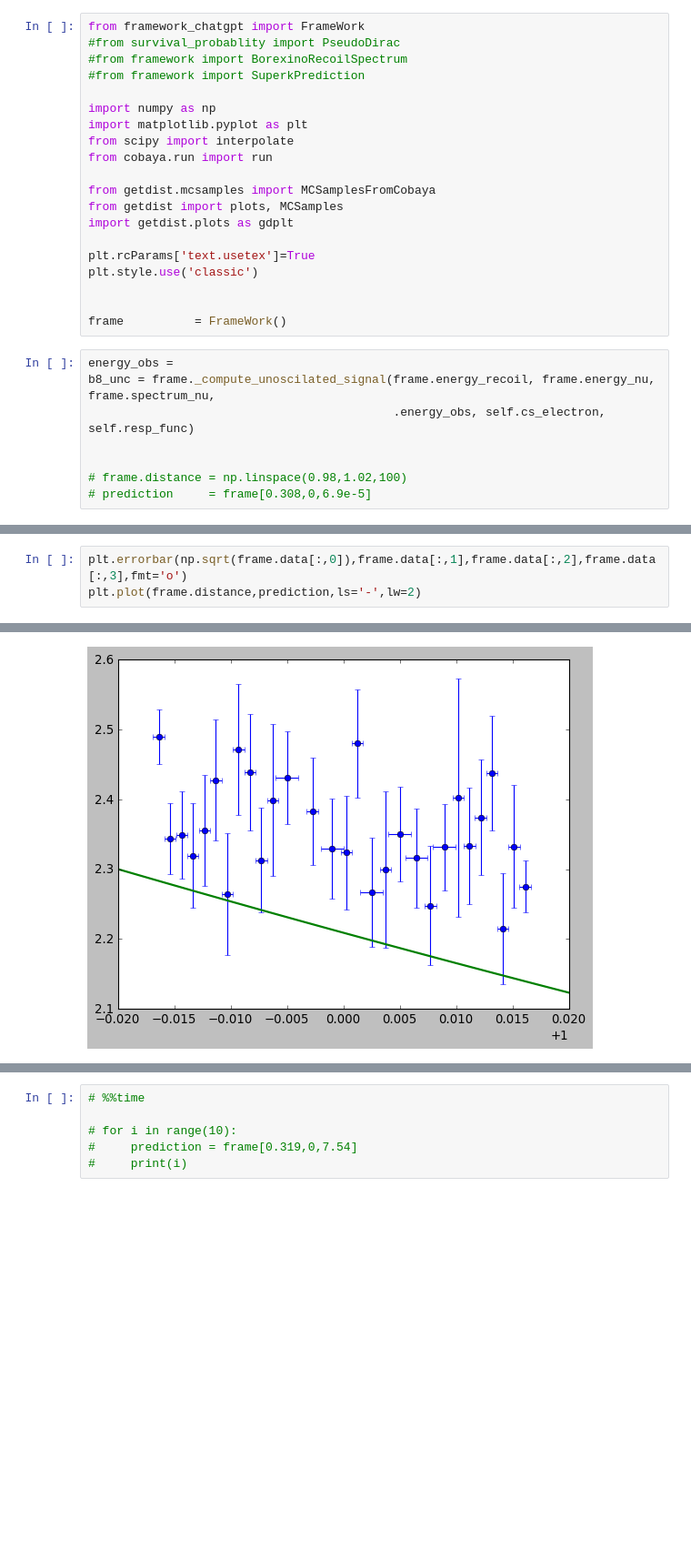
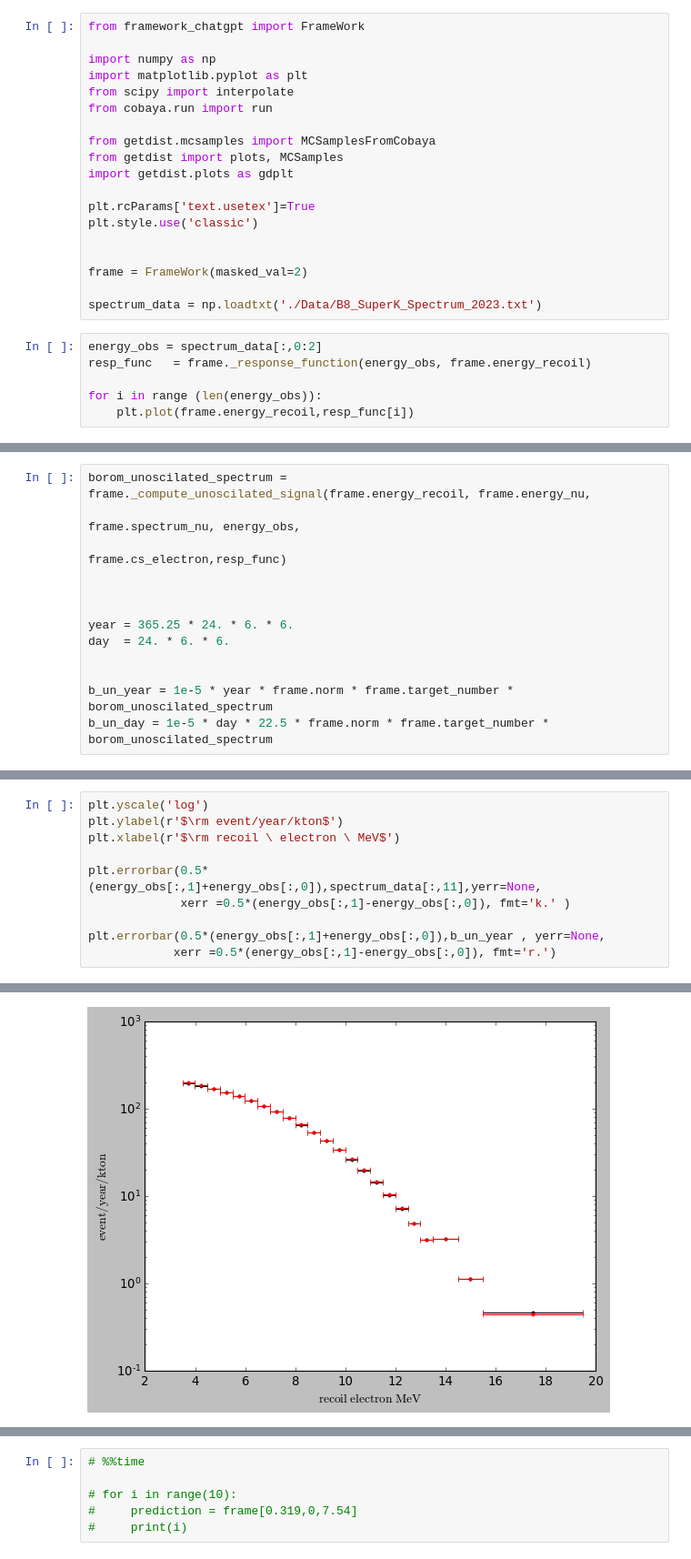
Before and after one commit to SaeedAnsarifard/NeuMod, a Jupyter notebook: Tutorial-Spectrum.ipynb, the cells around one changed output, grey strips where cells are left out. Shown: that part at 91% size. Cells and saved outputs as stored; diff of their text form; blank space fills up the shorter version.

```diff
--- a/Tutorial-Spectrum.ipynb
+++ b/Tutorial-Spectrum.ipynb
@@ -1,8 +1,5 @@
 # %%
 from framework_chatgpt import FrameWork
-#from survival_probablity import PseudoDirac
-#from framework import BorexinoRecoilSpectrum
-#from framework import SuperkPrediction
 
 import numpy as np
 import matplotlib.pyplot as plt
@@ -17,12 +14,12 @@ plt.rcParams['text.usetex']=True
 plt.style.use('classic')
 
 
-frame          = FrameWork()
+frame = FrameWork(masked_val=2)
+
+spectrum_data = np.loadtxt('./Data/B8_SuperK_Spectrum_2023.txt')
 # %%
-energy_obs =
-b8_unc = frame._compute_unoscilated_signal(frame.energy_recoil, frame.energy_nu, frame.spectrum_nu,
-                                           .energy_obs, self.cs_electron, self.resp_func)
+energy_obs = spectrum_data[:,0:2]
+resp_func   = frame._response_function(energy_obs, frame.energy_recoil)
 
-
-# frame.distance = np.linspace(0.98,1.02,100)
-# prediction     = frame[0.308,0,6.9e-5]
+for i in range (len(energy_obs)):
+    plt.plot(frame.energy_recoil,resp_func[i])
@@ -28,0 +28,13 @@ b8_unc = frame._compute_unoscilated_signal(frame.energy_recoil, frame.energy_nu,
+# %%
+borom_unoscilated_spectrum = frame._compute_unoscilated_signal(frame.energy_recoil, frame.energy_nu,
+                                                               frame.spectrum_nu, energy_obs,
+                                                               frame.cs_electron,resp_func)
+
+
+
+year = 365.25 * 24. * 6. * 6.
+day  = 24. * 6. * 6.
+
+
+b_un_year = 1e-5 * year * frame.norm * frame.target_number * borom_unoscilated_spectrum
+b_un_day = 1e-5 * day * 22.5 * frame.norm * frame.target_number * borom_unoscilated_spectrum
@@ -29,4 +55,11 @@ b8_unc = frame._compute_unoscilated_signal(frame.energy_recoil, frame.energy_nu,
 # %%
-plt.errorbar(np.sqrt(frame.data[:,0]),frame.data[:,1],frame.data[:,2],frame.data[:,3],fmt='o')
-plt.plot(frame.distance,prediction,ls='-',lw=2)
+plt.yscale('log')
+plt.ylabel(r'$\rm event/year/kton$')
+plt.xlabel(r'$\rm recoil \ electron \ MeV$')
+
+plt.errorbar(0.5*(energy_obs[:,1]+energy_obs[:,0]),spectrum_data[:,11],yerr=None,
+             xerr =0.5*(energy_obs[:,1]-energy_obs[:,0]), fmt='k.' )
+
+plt.errorbar(0.5*(energy_obs[:,1]+energy_obs[:,0]),b_un_year , yerr=None,
+            xerr =0.5*(energy_obs[:,1]-energy_obs[:,0]), fmt='r.')
 # %% [output]
@@ -34,2 +67,2 @@ plt.plot(frame.distance,prediction,ls='-',lw=2)
-[figure, old version]
+[figure, new version]
 # %%
```
Also changed, not shown: parts of 4 cells of this notebook, 1 other file.
